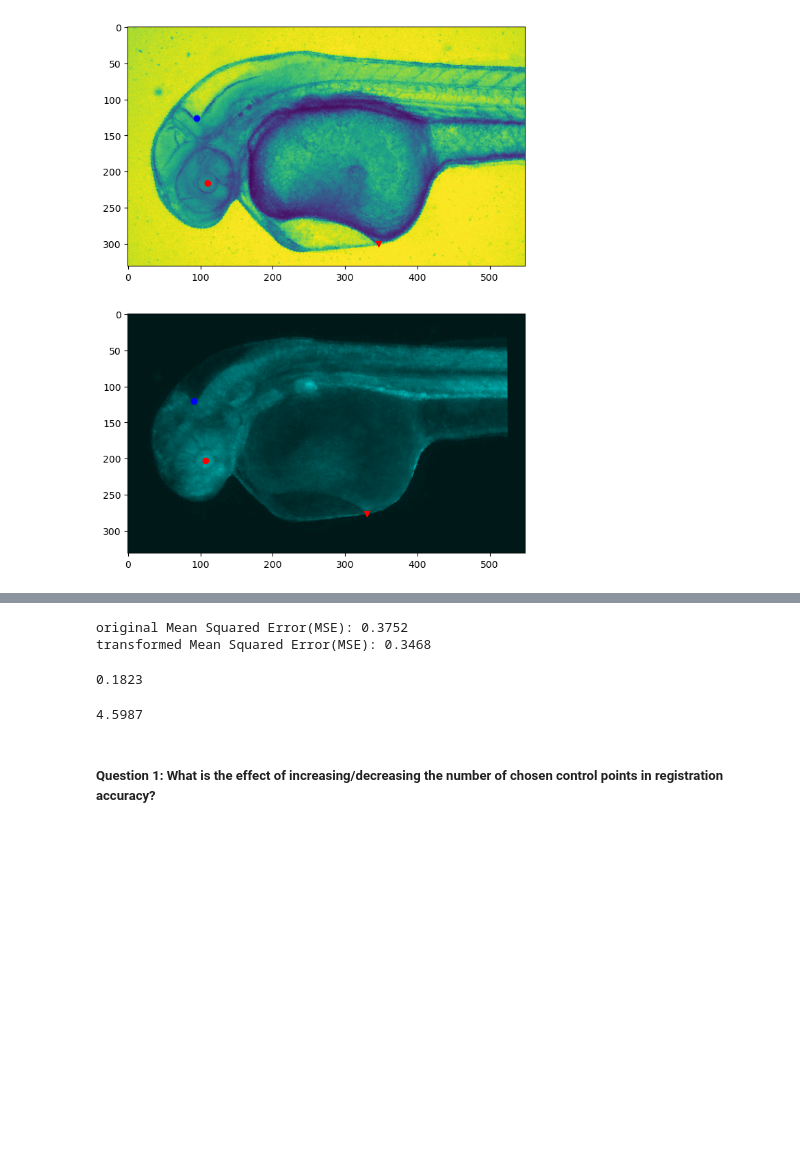
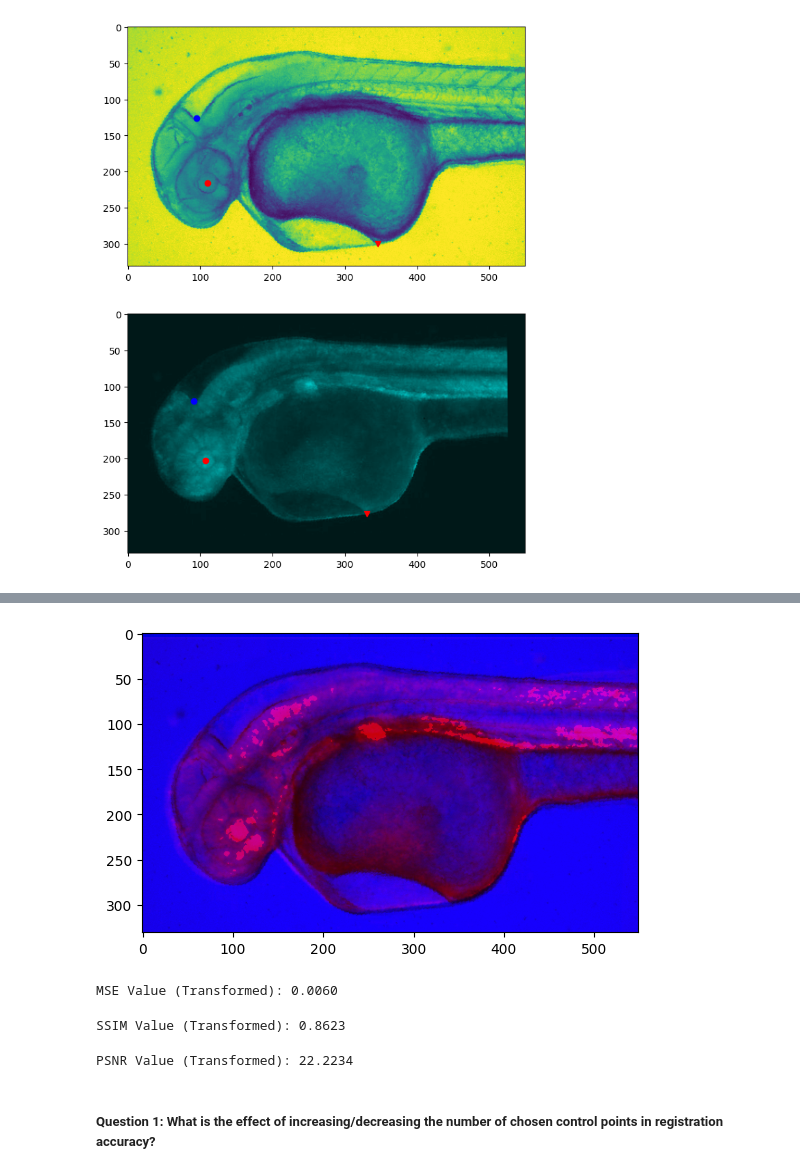
Before and after one commit to Ljeianvmeu/personal-practice-cvlabs, a Jupyter notebook: week5_lab_session/ImageRegistration.ipynb, the cells around one changed output, grey strips where cells are left out. Drawn from its saved outputs; the diff is of its cells as text; code cells hidden in the pictures; blank space fills up the shorter version.

Commit message:
the body of the original image was extracted and the colours were adjusted to better match the target image, solving the problem of opposite evaluation results

```diff
--- a/week5_lab_session/ImageRegistration.ipynb
+++ b/week5_lab_session/ImageRegistration.ipynb
@@ -121,27 +121,53 @@ for i in range(0, 2):
+# %%
+import cv2
+
+overlay_img_vis = np.zeros((nr, nc, 3))
+
+img_cfp_pro = io.imread("original_processed.png")
+img_cfp_pro = img_cfp_pro[:, :, :3]
+img_cfp_pro_gray = rgb2gray(img_cfp_pro)
+
+img_cfp_pro_gray = cv2.resize(img_cfp_pro_gray, (img_vis.shape[1], img_vis.shape[0]))
+
+overlay_img_vis[... , 0] = img_cfp_pro_gray
+overlay_img_vis[... , 2] = img_vis
+
+plt.imshow(overlay_img_vis)
+plt.show()
+# %% [output]
+[figure, added]
 # %%
 from skimage.metrics import mean_squared_error
 
-mse_value_original = mean_squared_error(img_vis, img_cfp_gray)
-mse_value_transformed = mean_squared_error(img_vis, warped_image_gray)
-print(f"original Mean Squared Error(MSE): {mse_value_original:.4f}\n"
-      f"transformed Mean Squared Error(MSE): {mse_value_transformed:.4f}")
+mse_value_transformed = mean_squared_error(overlay_img_transformed, overlay_img_vis)
+print(f"MSE Value (Transformed): {mse_value_transformed:.4f}")
 # %% [output]
-original Mean Squared Error(MSE): 0.3752
-transformed Mean Squared Error(MSE): 0.3468
+MSE Value (Transformed): 0.0060
 # %%
 from skimage.metrics import structural_similarity as ssim
 
-ssim_value_transformed, _ = ssim(img_vis, warped_image_gray, full=True, data_range=1)
-print(f"{ssim_value_transformed:.4f}")
+min_size = min(overlay_img_transformed.shape[0], overlay_img_transformed.shape[1])
+win_size = min(7, min_size)
+
+ssim_value_transformed, _ = ssim(
+    overlay_img_transformed,
+    overlay_img_vis,
+    full=True,
+    data_range=1,
+    win_size=win_size,
+    channel_axis=-1
+)
+
+print(f"SSIM Value (Transformed): {ssim_value_transformed:.4f}")
 # %% [output]
-0.1823
+SSIM Value (Transformed): 0.8623
 # %%
 from skimage.metrics import peak_signal_noise_ratio as psnr
 
-psnr_value = psnr(img_vis, warped_image_gray, data_range=1)
-print(f"{psnr_value:.4f}")
+psnr_value = psnr(overlay_img_transformed, overlay_img_vis, data_range=1)
+print(f"PSNR Value (Transformed): {psnr_value:.4f}")
 # %% [output]
-4.5987
+PSNR Value (Transformed): 22.2234
 # %% [markdown]
 ##### Question 1: What is the effect of increasing/decreasing the number of chosen control points in registration accuracy?
 # %% [markdown]
```
Also changed, not shown: parts of 1 cell of this notebook, 13 other files.
